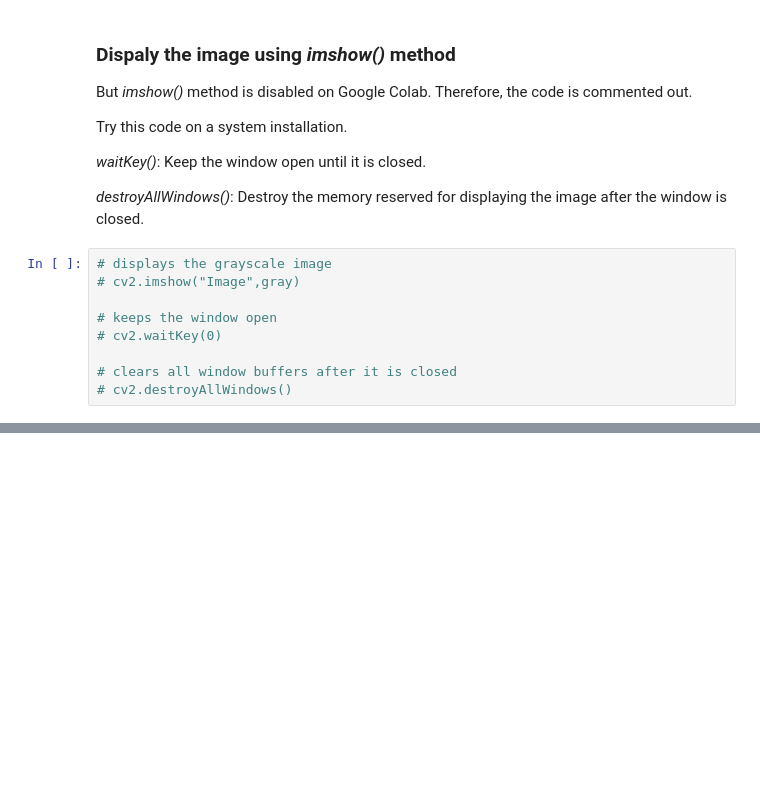
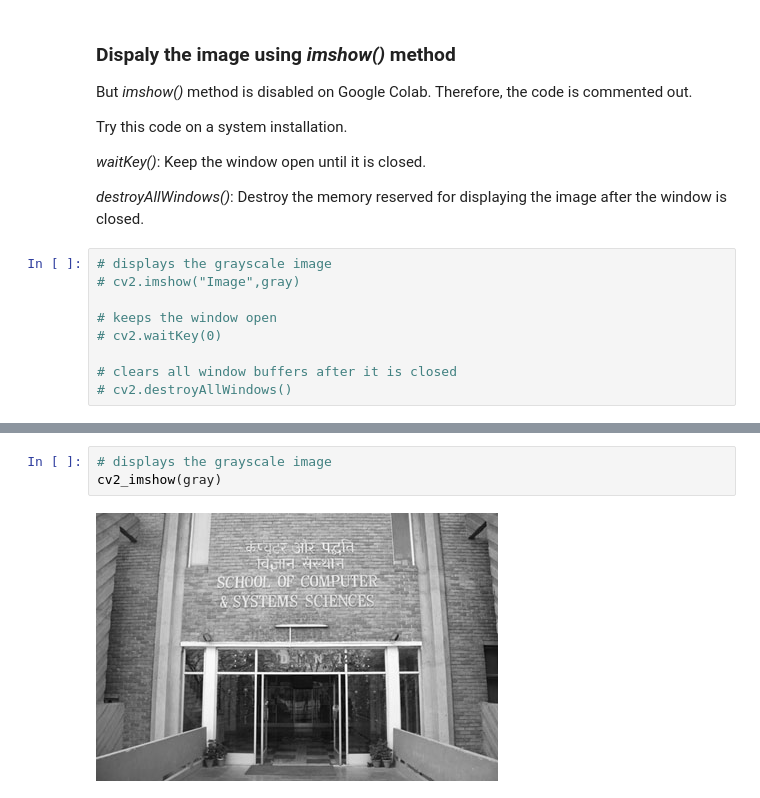
Before and after one commit to akashchgupta/Computer-Vision-Assignments-CS-752-, a Jupyter notebook: CS_752_ASSIGNMENT_1.ipynb, the cells around one changed output, grey strips where cells are left out. Cells and saved outputs as stored; diff of their text form; blank space fills up the shorter version.

```diff
--- a/CS_752_ASSIGNMENT_1.ipynb
+++ b/CS_752_ASSIGNMENT_1.ipynb
@@ -45,0 +62,5 @@ Try this code on a system installation.
+# %%
+# displays the grayscale image
+cv2_imshow(gray)
+# %% [output]
+[figure, added]
```
Also changed, not shown: parts of 8 cells of this notebook.
